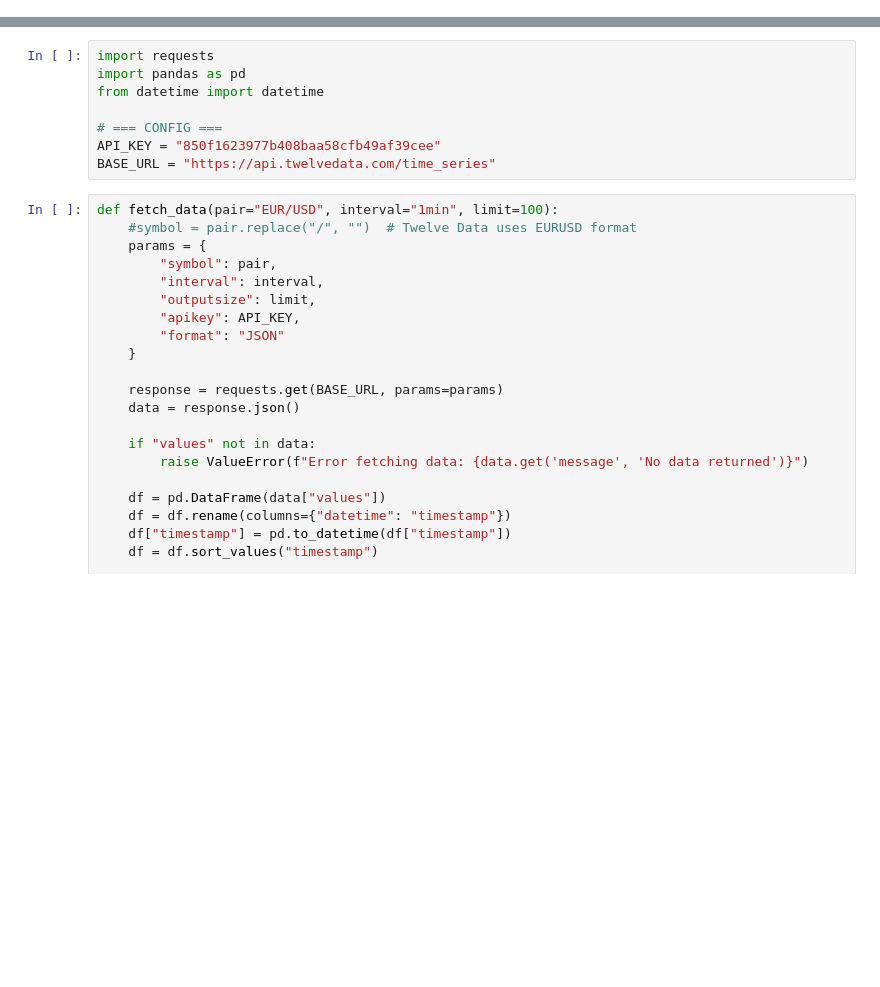
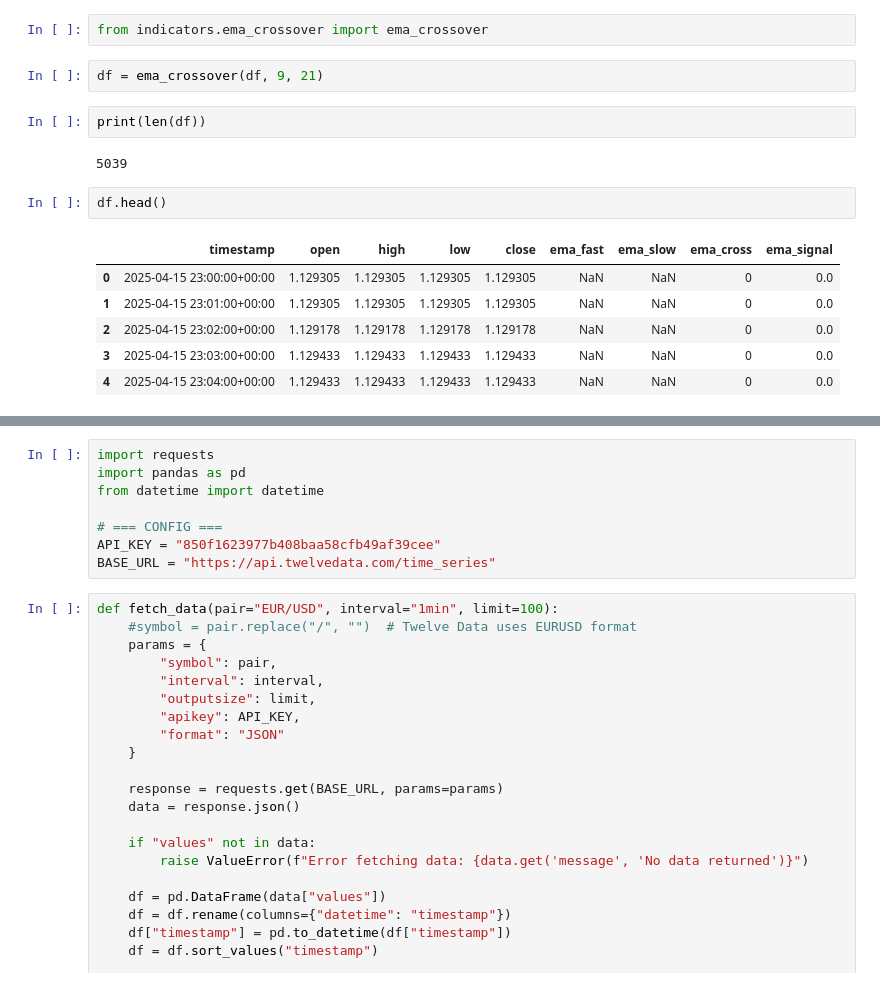
Before and after one commit to sYoungkin/quantCoPilot, a Jupyter notebook: testing.ipynb, the cells around one changed output, grey strips where cells are left out. Cells and saved outputs as stored; diff of their text form; blank space fills up the shorter version.

```diff
--- a/testing.ipynb
+++ b/testing.ipynb
@@ -0,0 +14,17 @@
+# %%
+from indicators.ema_crossover import ema_crossover
+# %%
+df = ema_crossover(df, 9, 21)
+# %%
+print(len(df))
+# %% [output]
+5039
+# %%
+df.head()
+# %% [output]
+|  | timestamp | open | high | low | close | ema_fast | ema_slow | ema_cross | ema_signal |
+| 0 | 2025-04-15 23:00:00+00:00 | 1.129305 | 1.129305 | 1.129305 | 1.129305 | NaN | NaN | 0 | 0.0 |
+| 1 | 2025-04-15 23:01:00+00:00 | 1.129305 | 1.129305 | 1.129305 | 1.129305 | NaN | NaN | 0 | 0.0 |
+| 2 | 2025-04-15 23:02:00+00:00 | 1.129178 | 1.129178 | 1.129178 | 1.129178 | NaN | NaN | 0 | 0.0 |
+| 3 | 2025-04-15 23:03:00+00:00 | 1.129433 | 1.129433 | 1.129433 | 1.129433 | NaN | NaN | 0 | 0.0 |
+| 4 | 2025-04-15 23:04:00+00:00 | 1.129433 | 1.129433 | 1.129433 | 1.129433 | NaN | NaN | 0 | 0.0 |
```
Also changed, not shown: parts of 9 cells of this notebook, 1 other file.
